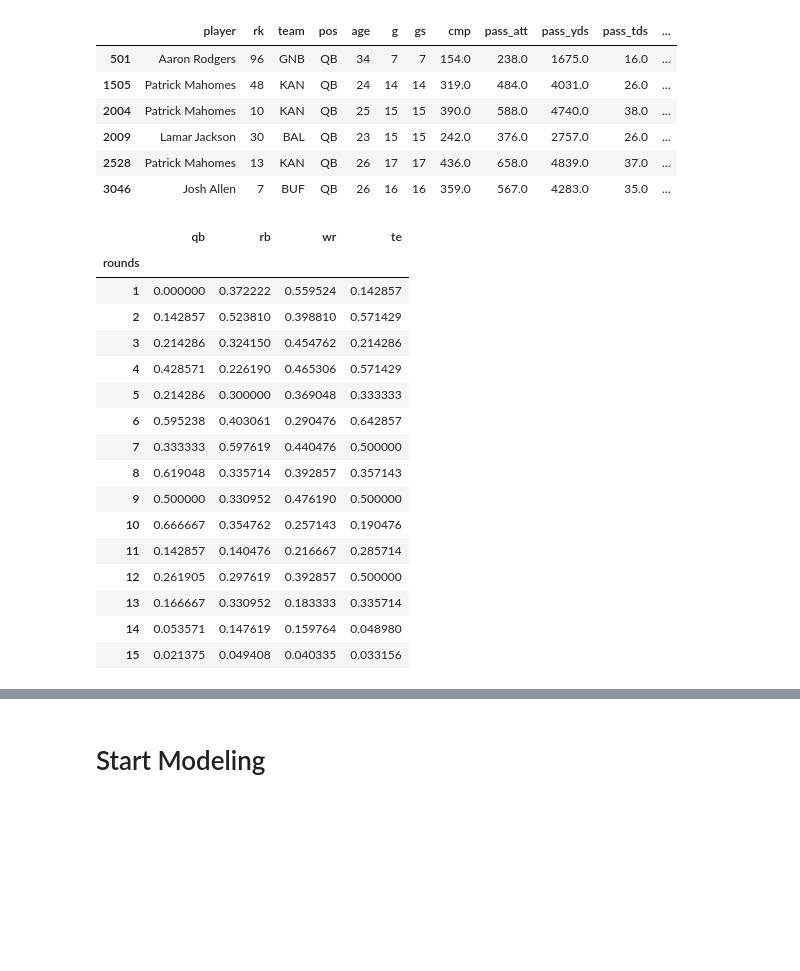
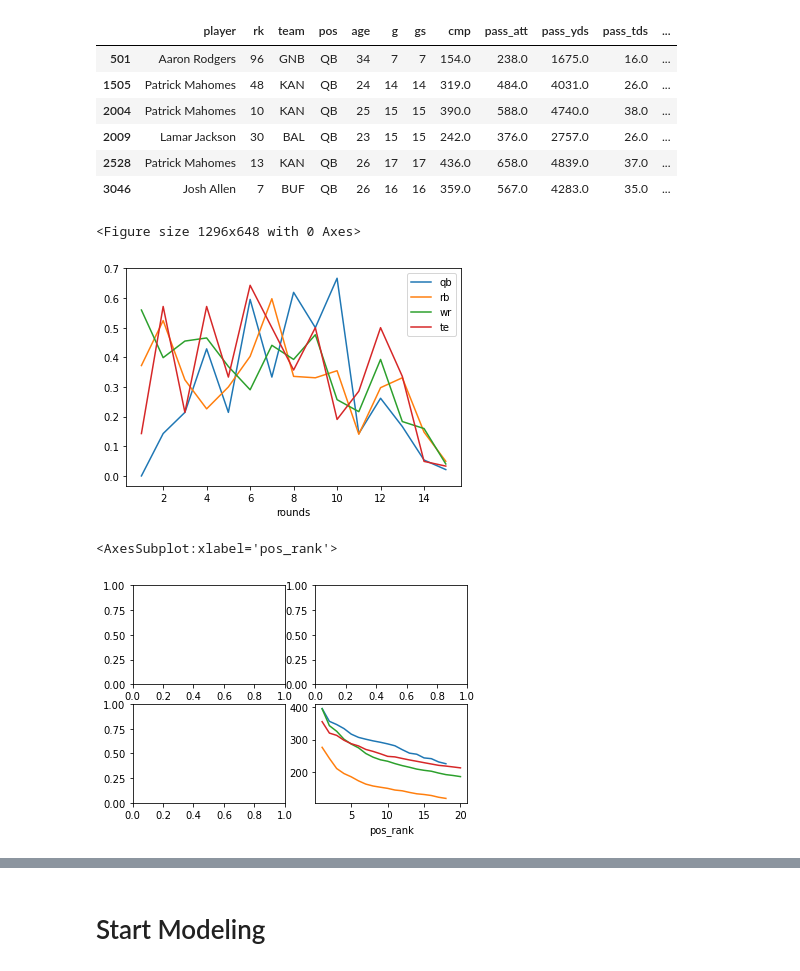
Before and after one commit to ffb-optimal-draft/ffb-draft-strategy, a Jupyter notebook: rm_scratch.ipynb, the cells around one changed output, grey strips where cells are left out. Cells and saved outputs as stored; diff of their text form; code cells hidden in the pictures; blank space fills up the shorter version.

```diff
--- a/rm_scratch.ipynb
+++ b/rm_scratch.ipynb
@@ -346,23 +420,19 @@ df[(df.pos=='QB')&(df['round']==2)]
 | 3046 | Josh Allen | 7 | BUF | QB | 26 | 16 | 16 | 359.0 | 567.0 | 4283.0 | 35.0 | ... |
 # %%
 gr = df_success.groupby('rounds').mean()[['qb','rb','wr','te']]
-# %%
-plt.
-# %% [output]
-|  | qb | rb | wr | te |
-| rounds |  |  |  |  |
-| 1 | 0.000000 | 0.372222 | 0.559524 | 0.142857 |
-| 2 | 0.142857 | 0.523810 | 0.398810 | 0.571429 |
-| 3 | 0.214286 | 0.324150 | 0.454762 | 0.214286 |
-| 4 | 0.428571 | 0.226190 | 0.465306 | 0.571429 |
-| 5 | 0.214286 | 0.300000 | 0.369048 | 0.333333 |
-| 6 | 0.595238 | 0.403061 | 0.290476 | 0.642857 |
-| 7 | 0.333333 | 0.597619 | 0.440476 | 0.500000 |
-| 8 | 0.619048 | 0.335714 | 0.392857 | 0.357143 |
-| 9 | 0.500000 | 0.330952 | 0.476190 | 0.500000 |
-| 10 | 0.666667 | 0.354762 | 0.257143 | 0.190476 |
-| 11 | 0.142857 | 0.140476 | 0.216667 | 0.285714 |
-| 12 | 0.261905 | 0.297619 | 0.392857 | 0.500000 |
-| 13 | 0.166667 | 0.330952 | 0.183333 | 0.335714 |
-| 14 | 0.053571 | 0.147619 | 0.159764 | 0.048980 |
-| 15 | 0.021375 | 0.049408 | 0.040335 | 0.033156 |
+# %%
+plt.figure(figsize=(18,9))
+gr.plot()
+plt.show()
+# %% [output]
+<Figure size 1296x648 with 0 Axes>
+[figure, added]
+# %%
+plt.subplots(2,2)
+df[df.pos=='QB'].groupby('pos_rank')['ppr_pts'].mean()[0:18].plot()
+df[df.pos=='TE'].groupby('pos_rank')['ppr_pts'].mean()[0:18].plot()
+df[df.pos=='RB'].groupby('pos_rank')['ppr_pts'].mean()[0:20].plot()
+df[df.pos=='WR'].groupby('pos_rank')['ppr_pts'].mean()[0:20].plot()
+# %% [output]
+<AxesSubplot:xlabel='pos_rank'>
+[figure, added]
```
Also changed, not shown: parts of 41 cells of this notebook, 1 other file.
